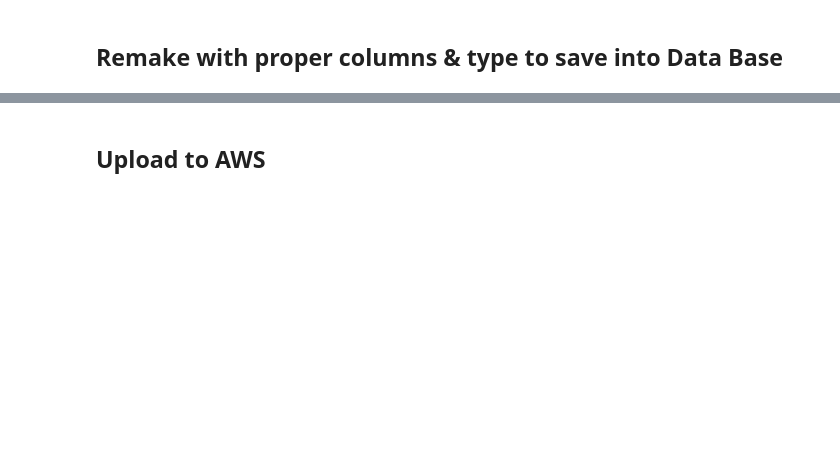
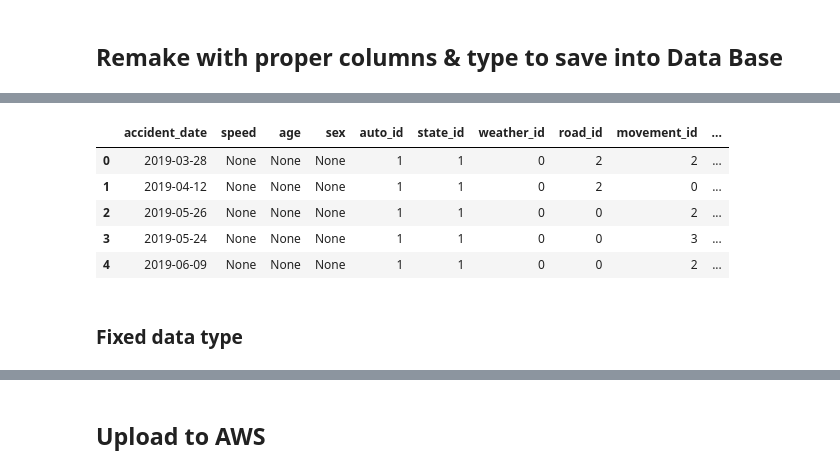
Before and after one commit to addinedu-ros-8th/eda-repo-2, a Jupyter notebook: PrebData/SF_Crashes.ipynb, the cells around one changed output, grey strips where cells are left out. Cells and saved outputs as stored; diff of their text form; code cells hidden in the pictures; blank space fills up the shorter version.

```diff
--- a/PrebData/SF_Crashes.ipynb
+++ b/PrebData/SF_Crashes.ipynb
@@ -102,0 +122,11 @@ data
+# %%
+data.head(5)
+# %% [output]
+|  | accident_date | speed | age | sex | auto_id | state_id | weather_id | road_id | movement_id | ... |
+| 0 | 2019-03-28 | None | None | None | 1 | 1 | 0 | 2 | 2 | ... |
+| 1 | 2019-04-12 | None | None | None | 1 | 1 | 0 | 2 | 0 | ... |
+| 2 | 2019-05-26 | None | None | None | 1 | 1 | 0 | 0 | 2 | ... |
+| 3 | 2019-05-24 | None | None | None | 1 | 1 | 0 | 0 | 3 | ... |
+| 4 | 2019-06-09 | None | None | None | 1 | 1 | 0 | 0 | 2 | ... |
+# %% [markdown]
+### Fixed data type
```
Also changed, not shown: parts of 9 cells of this notebook.
